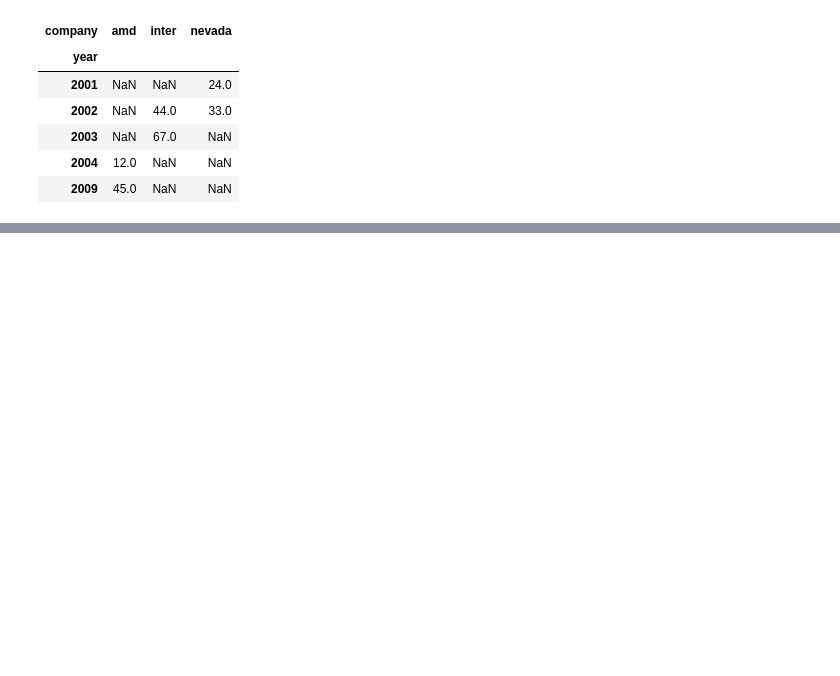
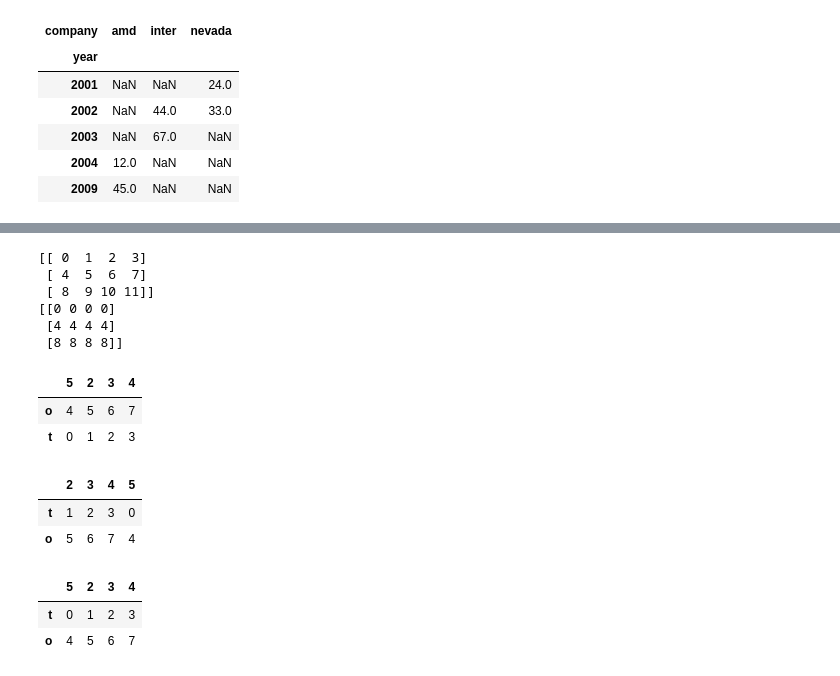
Before and after one commit to HaoJingyuan/DataAnalysis, a Jupyter notebook: pandas/pandas.ipynb, the cells around one changed output, grey strips where cells are left out. Cells and saved outputs as stored; diff of their text form; code cells hidden in the pictures; blank space fills up the shorter version.

```diff
--- a/pandas/pandas.ipynb
+++ b/pandas/pandas.ipynb
@@ -227,0 +330,30 @@ frame3
+# %%
+arr = np.arange(12).reshape((3,4))
+print(arr)
+print(arr-arr[0])
+# %% [output]
+[[ 0  1  2  3]
+ [ 4  5  6  7]
+ [ 8  9 10 11]]
+[[0 0 0 0]
+ [4 4 4 4]
+ [8 8 8 8]]
+# %%
+frame = pd.DataFrame(np.arange(8).reshape(2,4),index=['t','o'],columns=['5','2','3','4'])
+frame.sort_index()
+# %% [output]
+|  | 5 | 2 | 3 | 4 |
+| o | 4 | 5 | 6 | 7 |
+| t | 0 | 1 | 2 | 3 |
+# %%
+frame.sort_index(axis=1)
+# %% [output]
+|  | 2 | 3 | 4 | 5 |
+| t | 1 | 2 | 3 | 0 |
+| o | 5 | 6 | 7 | 4 |
+# %%
+frame.sort_values(by = '3')
+# %% [output]
+|  | 5 | 2 | 3 | 4 |
+| t | 0 | 1 | 2 | 3 |
+| o | 4 | 5 | 6 | 7 |
```
Also changed, not shown: parts of 33 cells of this notebook.
